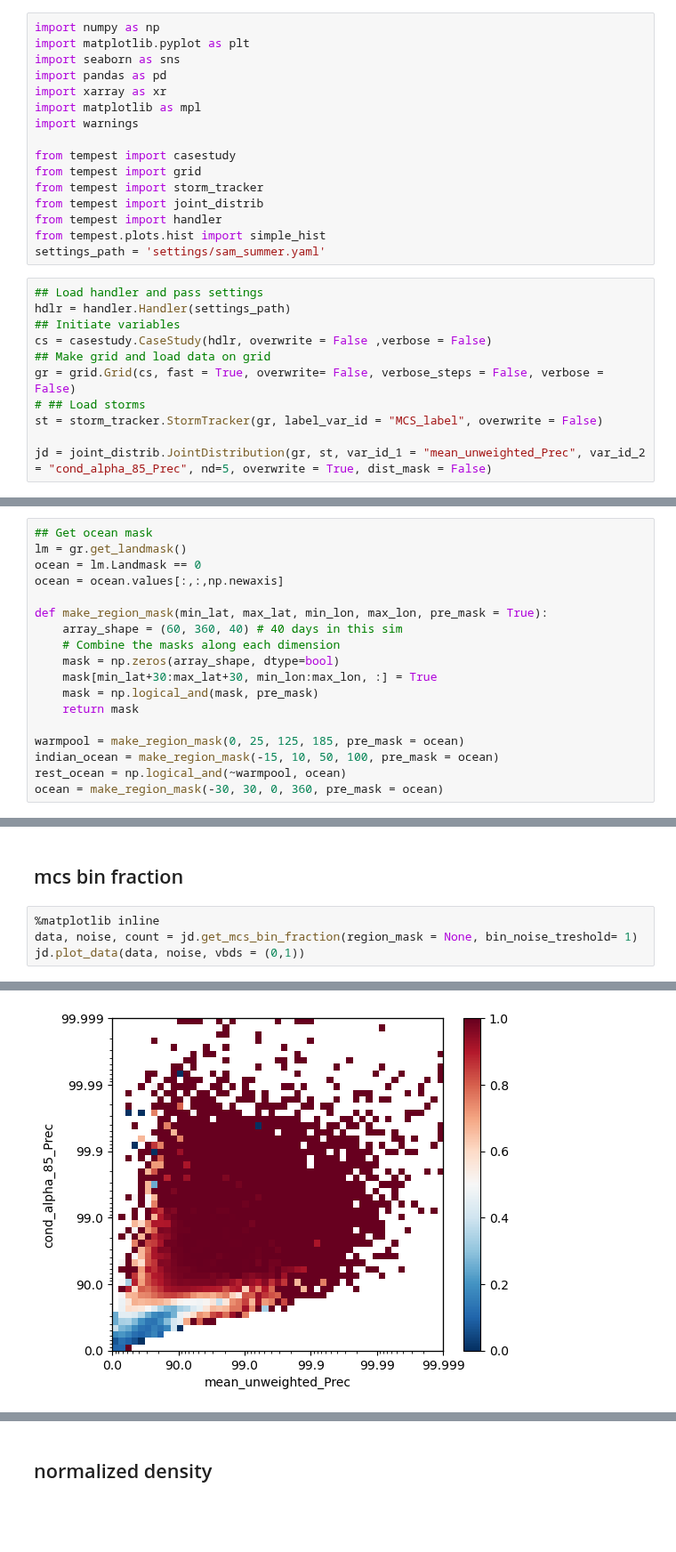
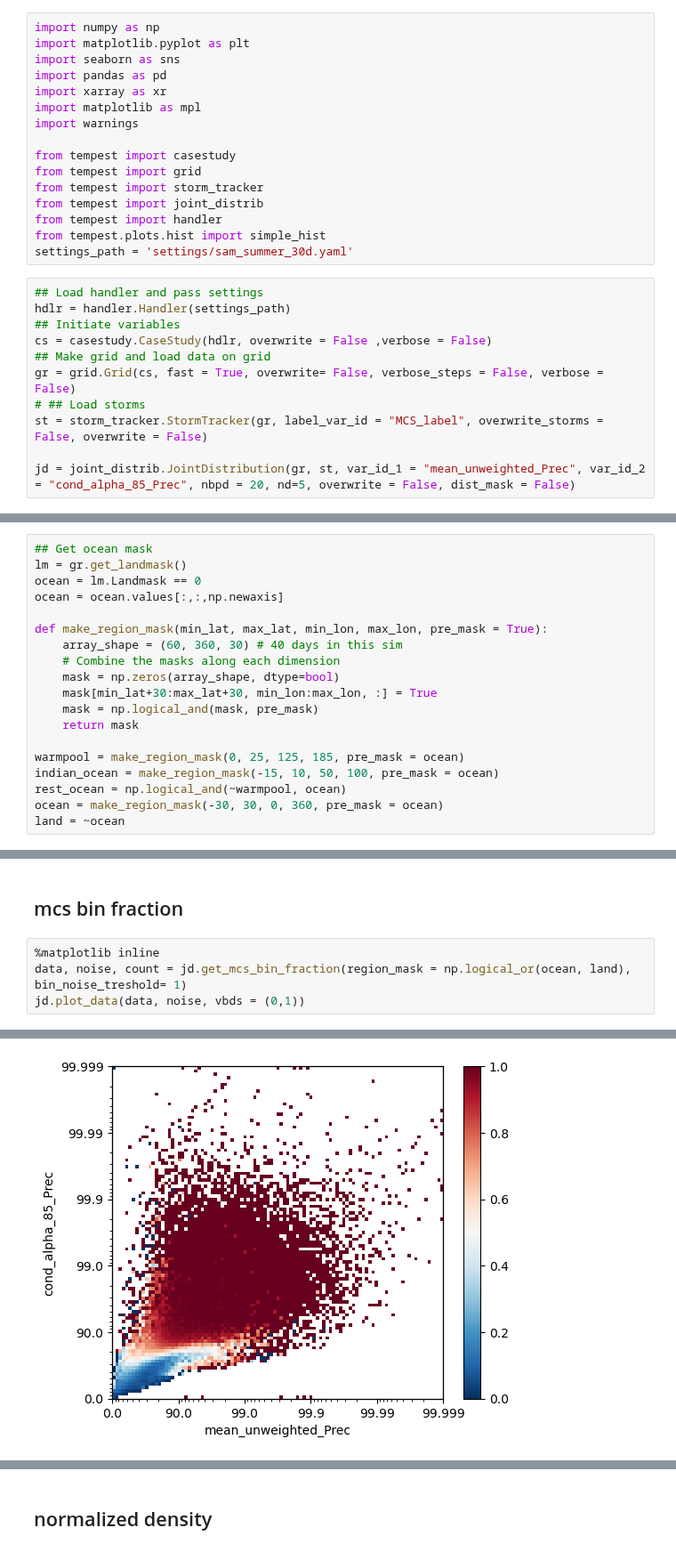
Before and after one commit to 19carenso/tempest, a Jupyter notebook: viz/sam_summer_low_res.ipynb, the cells around one changed output, grey strips where cells are left out. Shown at 89% size. Saved outputs shown, nothing was run; the diff lists cells and outputs as text; blank space fills up the shorter version.

Commit message:
better storm_tracker (handle duplicates), time range can now be adjusted from settings. Different MCS can be manipulated

```diff
--- a/viz/sam_summer_low_res.ipynb
+++ b/viz/sam_summer_low_res.ipynb
@@ -17,7 +17,7 @@ from tempest import storm_tracker
 from tempest import joint_distrib
 from tempest import handler
 from tempest.plots.hist import simple_hist
-settings_path = 'settings/sam_summer.yaml'
+settings_path = 'settings/sam_summer_30d.yaml'
 # %%
 ## Load handler and pass settings
 hdlr = handler.Handler(settings_path)
@@ -26,9 +26,9 @@ cs = casestudy.CaseStudy(hdlr, overwrite = False ,verbose = False)
 ## Make grid and load data on grid
 gr = grid.Grid(cs, fast = True, overwrite= False, verbose_steps = False, verbose = False)
 # ## Load storms
-st = storm_tracker.StormTracker(gr, label_var_id = "MCS_label", overwrite = False)
+st = storm_tracker.StormTracker(gr, label_var_id = "MCS_label", overwrite_storms = False, overwrite = False)
 
-jd = joint_distrib.JointDistribution(gr, st, var_id_1 = "mean_unweighted_Prec", var_id_2 = "cond_alpha_85_Prec", nd=5, overwrite = True, dist_mask = False)
+jd = joint_distrib.JointDistribution(gr, st, var_id_1 = "mean_unweighted_Prec", var_id_2 = "cond_alpha_85_Prec", nbpd = 20, nd=5, overwrite = False, dist_mask = False)
 # %% [output]
 Data loaded from /scratchx/mcarenso/tempest/SAM_lowRes_Tropics/var_id_days_i_t.json
 Found grid attributes file , so loading /scratchx/mcarenso/tempest/SAM_lowRes_Tropics/grid_attributes.pkl instead of computing
@@ -45,7 +45,7 @@ ocean = lm.Landmask == 0
 ocean = ocean.values[:,:,np.newaxis]
 
 def make_region_mask(min_lat, max_lat, min_lon, max_lon, pre_mask = True):
-    array_shape = (60, 360, 40) # 40 days in this sim
+    array_shape = (60, 360, 30) # 40 days in this sim
     # Combine the masks along each dimension
     mask = np.zeros(array_shape, dtype=bool)
     mask[min_lat+30:max_lat+30, min_lon:max_lon, :] = True
@@ -56,3 +56,4 @@ warmpool = make_region_mask(0, 25, 125, 185, pre_mask = ocean)
 indian_ocean = make_region_mask(-15, 10, 50, 100, pre_mask = ocean)
 rest_ocean = np.logical_and(~warmpool, ocean)
 ocean = make_region_mask(-30, 30, 0, 360, pre_mask = ocean)
+land = ~ocean
@@ -66,6 +73,6 @@ plt.tight_layout()
 ## mcs bin fraction
 # %%
 %matplotlib inline
-data, noise, count = jd.get_mcs_bin_fraction(region_mask = None, bin_noise_treshold= 1)
+data, noise, count = jd.get_mcs_bin_fraction(region_mask = np.logical_or(ocean, land), bin_noise_treshold= 1)
 jd.plot_data(data, noise, vbds = (0,1))
 # %% [output]
@@ -73,2 +80,2 @@ jd.plot_data(data, noise, vbds = (0,1))
  <matplotlib.colorbar.Colorbar at 0x...>)
-[figure, old version]
+[figure, new version]
```
Also changed, not shown: parts of 14 cells of this notebook, 45 other files.
